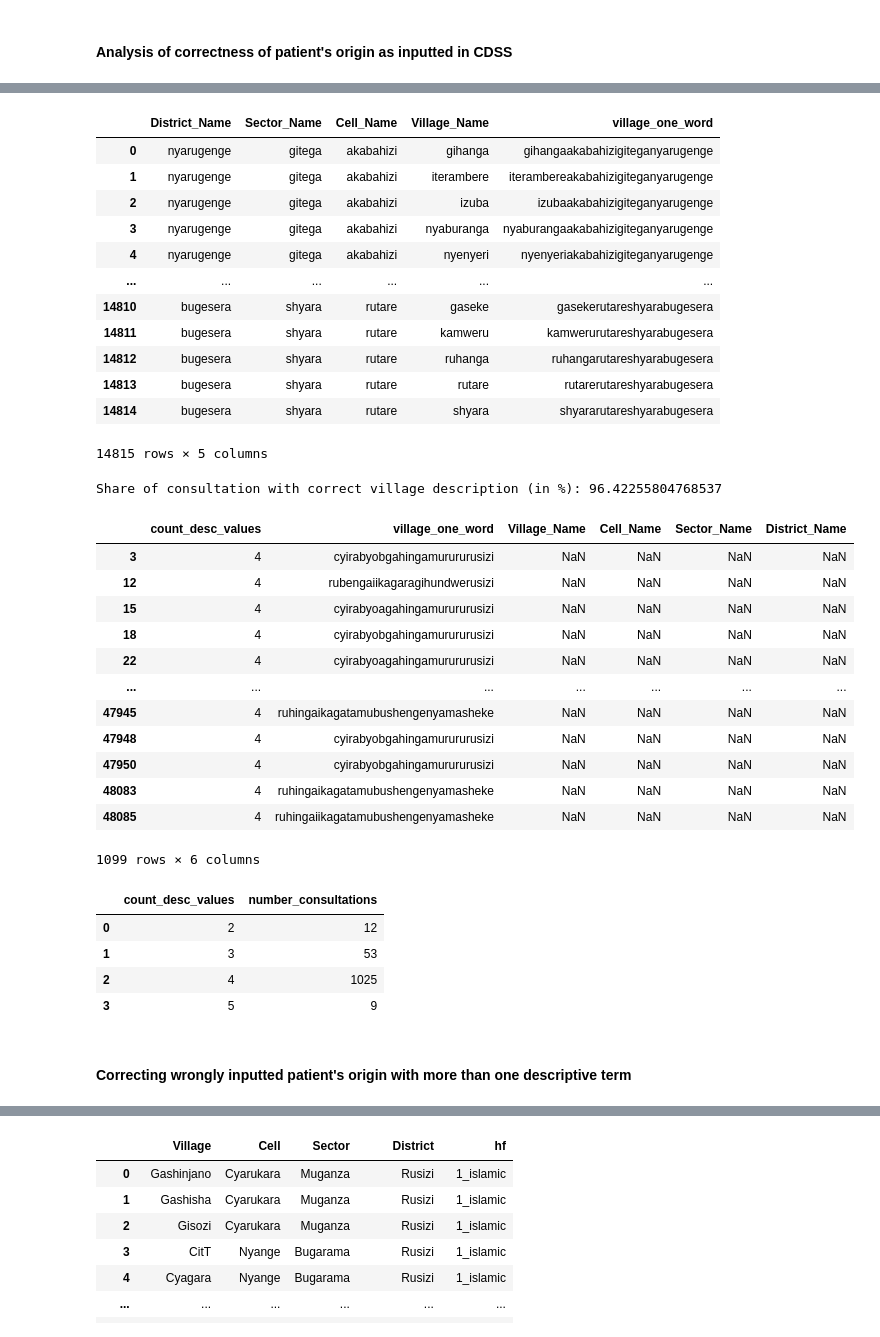
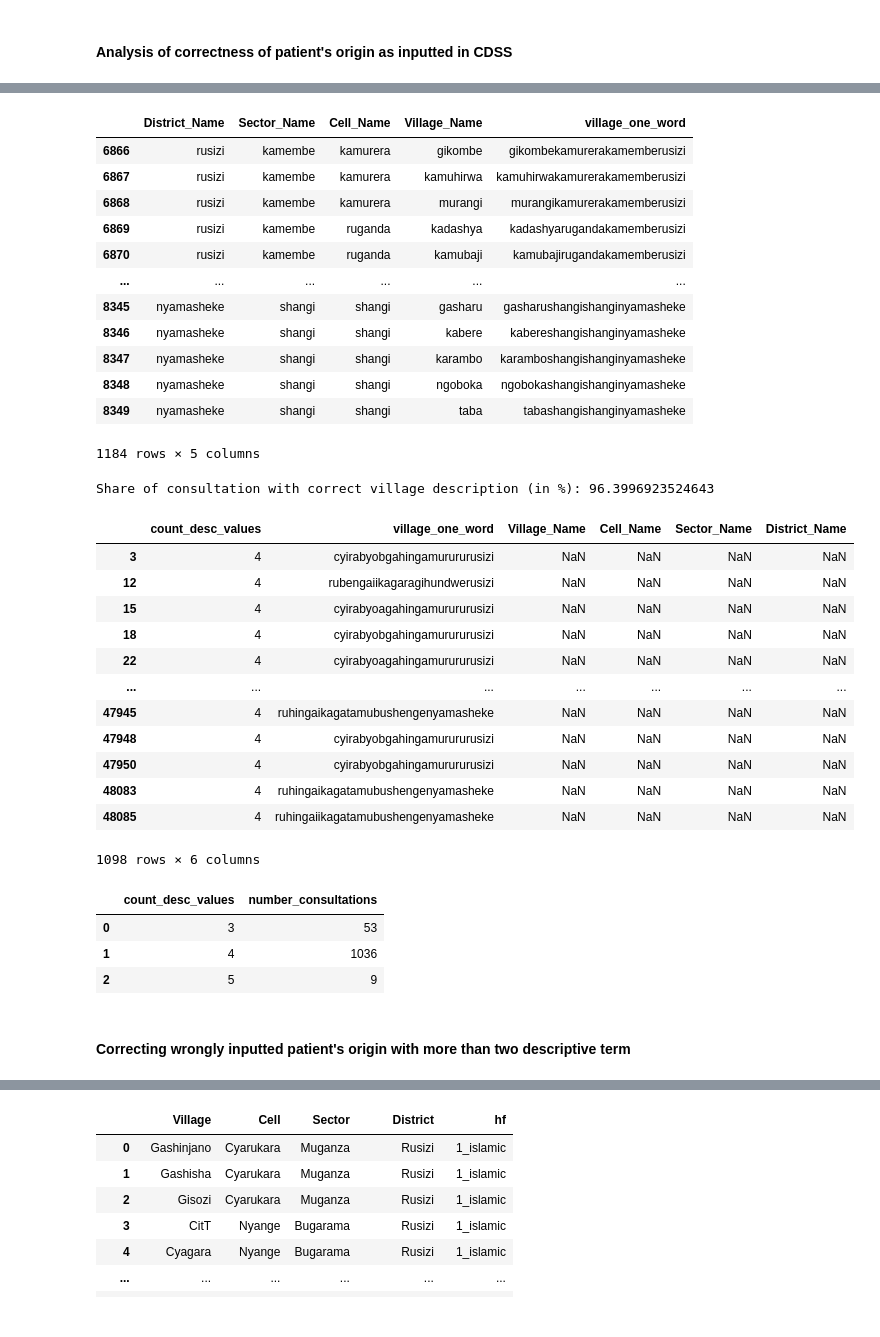
Before and after one commit to sid030sid/DYNAMIC-igh-ml-semester-project, a Jupyter notebook: rw-explorative-analysis.ipynb, the cells around one changed output, grey strips where cells are left out. Cells and saved outputs as stored; diff of their text form; code cells hidden in the pictures.

```diff
--- a/rw-explorative-analysis.ipynb
+++ b/rw-explorative-analysis.ipynb
@@ -323,5 +315,9 @@ rw_data["BD9 - Village (Umudugudu) - 8062"] =  rw_data["BD9 - Village (Umudugudu
 # import records of all rw villages in their complete description (provided by domain experts)
 village_master = pd.read_excel("data/rwanda/village/Village_master_list.xlsx")
 
+# only keep villages in districts rusizi and nyamasheke as these are the only considered districts of the current study (according to domain expert)
+village_master = village_master.loc[(village_master["District_Name"] == "Rusizi") | (village_master["District_Name"] == "Nyamasheke")]
+
 # normalise village description: lowercase everything
 village_master = village_master.applymap(lambda s: s.lower() if type(s) == str else s)
+village_master
@@ -358,18 +361,18 @@ village_master["village_one_word"] = village_master["Village_Name"] + village_ma
 village_master
 # %% [output]
 |  | District_Name | Sector_Name | Cell_Name | Village_Name | village_one_word |
-| 0 | nyarugenge | gitega | akabahizi | gihanga | gihangaakabahizigiteganyarugenge |
-| 1 | nyarugenge | gitega | akabahizi | iterambere | iterambereakabahizigiteganyarugenge |
-| 2 | nyarugenge | gitega | akabahizi | izuba | izubaakabahizigiteganyarugenge |
-| 3 | nyarugenge | gitega | akabahizi | nyaburanga | nyaburangaakabahizigiteganyarugenge |
-| 4 | nyarugenge | gitega | akabahizi | nyenyeri | nyenyeriakabahizigiteganyarugenge |
+| 6866 | rusizi | kamembe | kamurera | gikombe | gikombekamurerakamemberusizi |
+| 6867 | rusizi | kamembe | kamurera | kamuhirwa | kamuhirwakamurerakamemberusizi |
+| 6868 | rusizi | kamembe | kamurera | murangi | murangikamurerakamemberusizi |
+| 6869 | rusizi | kamembe | ruganda | kadashya | kadashyarugandakamemberusizi |
+| 6870 | rusizi | kamembe | ruganda | kamubaji | kamubajirugandakamemberusizi |
 | ... | ... | ... | ... | ... | ... |
-| 14810 | bugesera | shyara | rutare | gaseke | gasekerutareshyarabugesera |
-| 14811 | bugesera | shyara | rutare | kamweru | kamwerurutareshyarabugesera |
-| 14812 | bugesera | shyara | rutare | ruhanga | ruhangarutareshyarabugesera |
-| 14813 | bugesera | shyara | rutare | rutare | rutarerutareshyarabugesera |
-| 14814 | bugesera | shyara | rutare | shyara | shyararutareshyarabugesera |
+| 8345 | nyamasheke | shangi | shangi | gasharu | gasharushangishanginyamasheke |
+| 8346 | nyamasheke | shangi | shangi | kabere | kabereshangishanginyamasheke |
+| 8347 | nyamasheke | shangi | shangi | karambo | karamboshangishanginyamasheke |
+| 8348 | nyamasheke | shangi | shangi | ngoboka | ngobokashangishanginyamasheke |
+| 8349 | nyamasheke | shangi | shangi | taba | tabashangishanginyamasheke |
-14815 rows × 5 columns
+1184 rows × 5 columns
 # %%
 # merge rw data with village master list to identify the correctness of the inputted patient's origin
 v = v.merge(village_master, on="village_one_word", how="left")
@@ -378,11 +381,11 @@ v = v.merge(village_master, on="village_one_word", how="left")
 v_with_correct_village_desc = v[~v["Village_Name"].isna()]
 print("Share of consultation with correct village description (in %):", v_with_correct_village_desc.shape[0]/v.shape[0]*100)
 # %% [output]
-Share of consultation with correct village description (in %): 96.42255804768537
+Share of consultation with correct village description (in %): 96.3996923524643
 # %%
 # get consultations with wrongly inputted patient's origin but with more than one descriptive term
-v_with_more_than_one_desc_term_but_no_match = v[(~(v["count_desc_values"] == 1)) & (v["Village_Name"].isna())]
-v_with_more_than_one_desc_term_but_no_match[['count_desc_values', 'village_one_word', 'Village_Name', 'Cell_Name', 'Sector_Name', 'District_Name']]
+v_with_more_than_two_desc_term_but_no_match = v[(~( (v["count_desc_values"] == 1) | (v["count_desc_values"] == 2) )) & (v["Village_Name"].isna())]
+v_with_more_than_two_desc_term_but_no_match[['count_desc_values', 'village_one_word', 'Village_Name', 'Cell_Name', 'Sector_Name', 'District_Name']]
 # %% [output]
 |  | count_desc_values | village_one_word | Village_Name | Cell_Name | Sector_Name | District_Name |
 | 3 | 4 | cyirabyobgahingamurururusizi | NaN | NaN | NaN | NaN |
@@ -396,18 +399,17 @@ v_with_more_than_one_desc_term_but_no_match[['count_desc_values', 'village_one_w
 | 47950 | 4 | cyirabyobgahingamurururusizi | NaN | NaN | NaN | NaN |
 | 48083 | 4 | ruhingaikagatamubushengenyamasheke | NaN | NaN | NaN | NaN |
 | 48085 | 4 | ruhingaiikagatamubushengenyamasheke | NaN | NaN | NaN | NaN |
-1099 rows × 6 columns
+1098 rows × 6 columns
 # %%
 # how many consultations with wrong village description have how many descriptive terms for their respective patient's origin
-v_with_more_than_one_desc_term_but_no_match.groupby("count_desc_values")["medical_case_id"].count().reset_index(name="number_consultations")
+v_with_more_than_two_desc_term_but_no_match.groupby("count_desc_values")["medical_case_id"].count().reset_index(name="number_consultations")
 # %% [output]
 |  | count_desc_values | number_consultations |
-| 0 | 2 | 12 |
-| 1 | 3 | 53 |
-| 2 | 4 | 1025 |
-| 3 | 5 | 9 |
+| 0 | 3 | 53 |
+| 1 | 4 | 1036 |
+| 2 | 5 | 9 |
 # %% [markdown]
-#### Correcting wrongly inputted patient's origin with more than one descriptive term
+#### Correcting wrongly inputted patient's origin with more than two descriptive term
 # %%
 # perform fuzzy search for inputted patient's origin which do not have an exact match but more than one term to describe the village
 from thefuzz import fuzz
```
Also changed, not shown: parts of 23 cells of this notebook, 1 other file.
